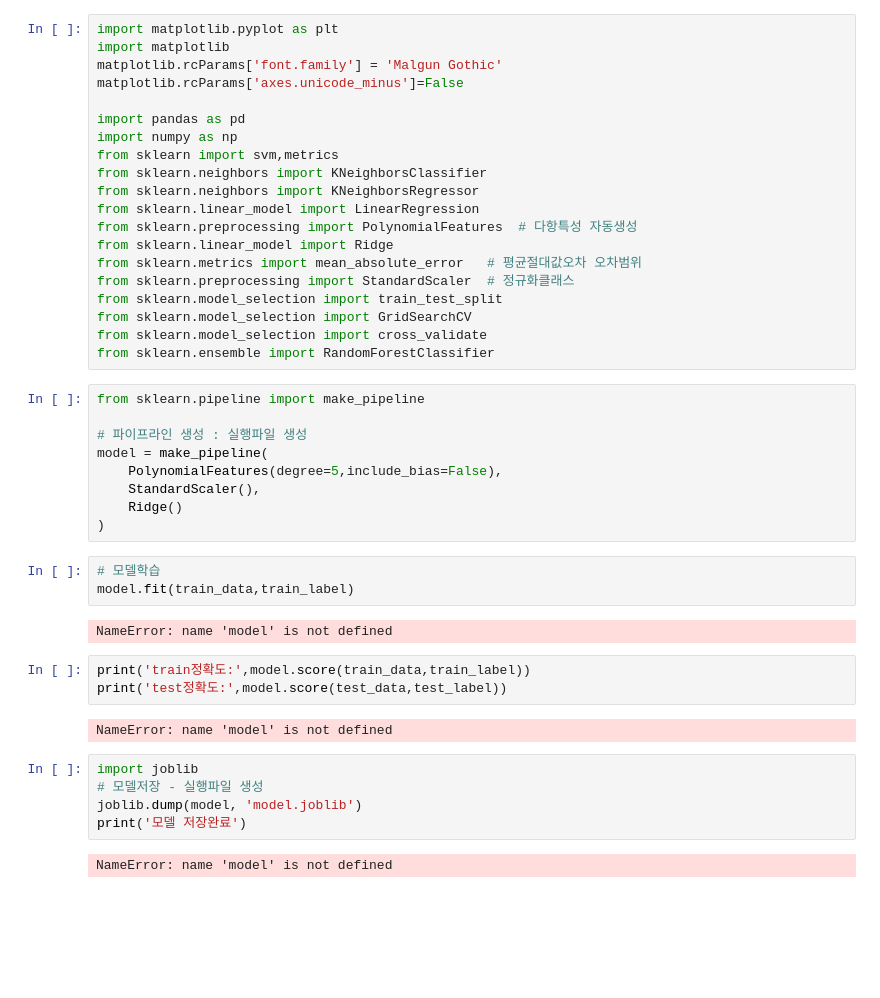
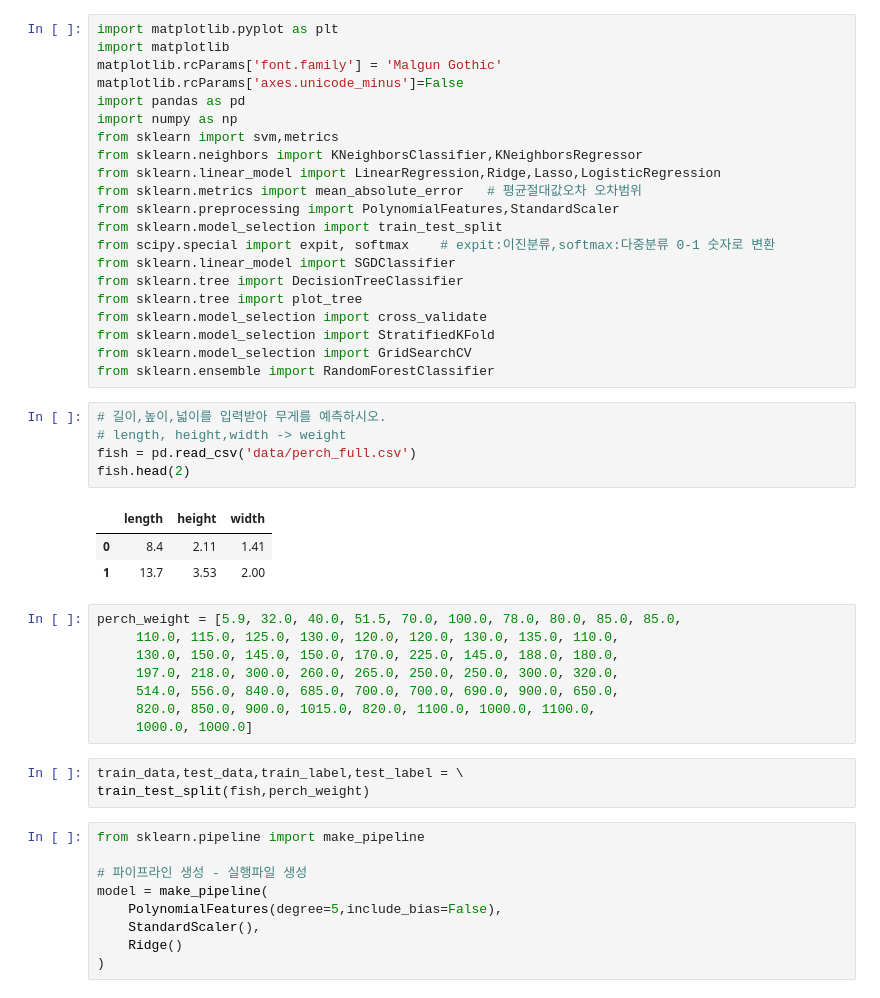
Before and after one commit to naegil73-png/aix_learn_1106, a Jupyter notebook: p1116/p1116_06.ipynb, the cells around one changed output. Drawn from its saved outputs; the diff is of its cells as text; blank space fills up the shorter version.

```diff
--- a/p1116/p1116_06.ipynb
+++ b/p1116/p1116_06.ipynb
@@ -3,44 +3,48 @@ import matplotlib.pyplot as plt
 import matplotlib
 matplotlib.rcParams['font.family'] = 'Malgun Gothic'
 matplotlib.rcParams['axes.unicode_minus']=False
-
 import pandas as pd
 import numpy as np
 from sklearn import svm,metrics
-from sklearn.neighbors import KNeighborsClassifier
-from sklearn.neighbors import KNeighborsRegressor
-from sklearn.linear_model import LinearRegression
-from sklearn.preprocessing import PolynomialFeatures  # 다항특성 자동생성
-from sklearn.linear_model import Ridge
+from sklearn.neighbors import KNeighborsClassifier,KNeighborsRegressor
+from sklearn.linear_model import LinearRegression,Ridge,Lasso,LogisticRegression
 from sklearn.metrics import mean_absolute_error   # 평균절대값오차 오차범위
-from sklearn.preprocessing import StandardScaler  # 정규화클래스
+from sklearn.preprocessing import PolynomialFeatures,StandardScaler
 from sklearn.model_selection import train_test_split
+from scipy.special import expit, softmax    # expit:이진분류,softmax:다중분류 0-1 숫자로 변환
+from sklearn.linear_model import SGDClassifier
+from sklearn.tree import DecisionTreeClassifier
+from sklearn.tree import plot_tree
+from sklearn.model_selection import cross_validate
+from sklearn.model_selection import StratifiedKFold
 from sklearn.model_selection import GridSearchCV
-from sklearn.model_selection import cross_validate
 from sklearn.ensemble import RandomForestClassifier
 # %%
-from sklearn.pipeline import make_pipeline
-
-# 파이프라인 생성 : 실행파일 생성
-model = make_pipeline(
-    PolynomialFeatures(degree=5,include_bias=False),
-    StandardScaler(),
-    Ridge()
-)
+# 길이,높이,넓이를 입력받아 무게를 예측하시오.
+# length, height,width -> weight
+fish = pd.read_csv('data/perch_full.csv')
+fish.head(2)
+# %% [output]
+|  | length | height | width |
+| 0 | 8.4 | 2.11 | 1.41 |
+| 1 | 13.7 | 3.53 | 2.00 |
 # %%
-# 모델학습
-model.fit(train_data,train_label)
+perch_weight = [5.9, 32.0, 40.0, 51.5, 70.0, 100.0, 78.0, 80.0, 85.0, 85.0,
+     110.0, 115.0, 125.0, 130.0, 120.0, 120.0, 130.0, 135.0, 110.0,
+     130.0, 150.0, 145.0, 150.0, 170.0, 225.0, 145.0, 188.0, 180.0,
+     197.0, 218.0, 300.0, 260.0, 265.0, 250.0, 250.0, 300.0, 320.0,
+     514.0, 556.0, 840.0, 685.0, 700.0, 700.0, 690.0, 900.0, 650.0,
+     820.0, 850.0, 900.0, 1015.0, 820.0, 1100.0, 1000.0, 1100.0,
+     1000.0, 1000.0]
-# %% [output]
-NameError: name 'model' is not defined
 # %%
-print('train정확도:',model.score(train_data,train_label))
-print('test정확도:',model.score(test_data,test_label))
+train_data,test_data,train_label,test_label = \
+train_test_split(fish,perch_weight)
-# %% [output]
-NameError: name 'model' is not defined
 # %%
-import joblib
-# 모델저장 - 실행파일 생성
-joblib.dump(model, 'model.joblib')
-print('모델 저장완료')
+from sklearn.pipeline import make_pipeline
+
+# 파이프라인 생성 - 실행파일 생성
+model = make_pipeline(
+    PolynomialFeatures(degree=5,include_bias=False),
+    StandardScaler(),
+    Ridge()
+)
-# %% [output]
-NameError: name 'model' is not defined
```
Also changed, not shown: parts of 6 cells of this notebook, 23 other files.
